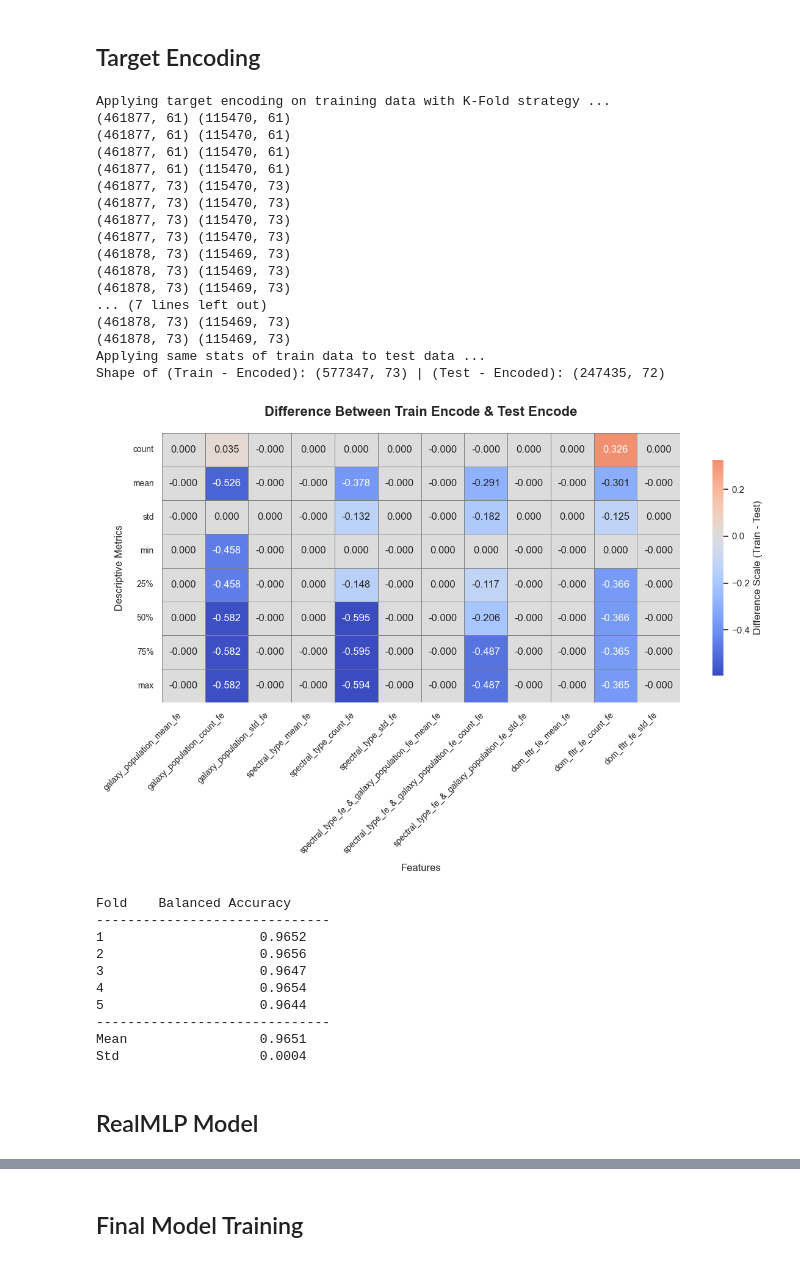
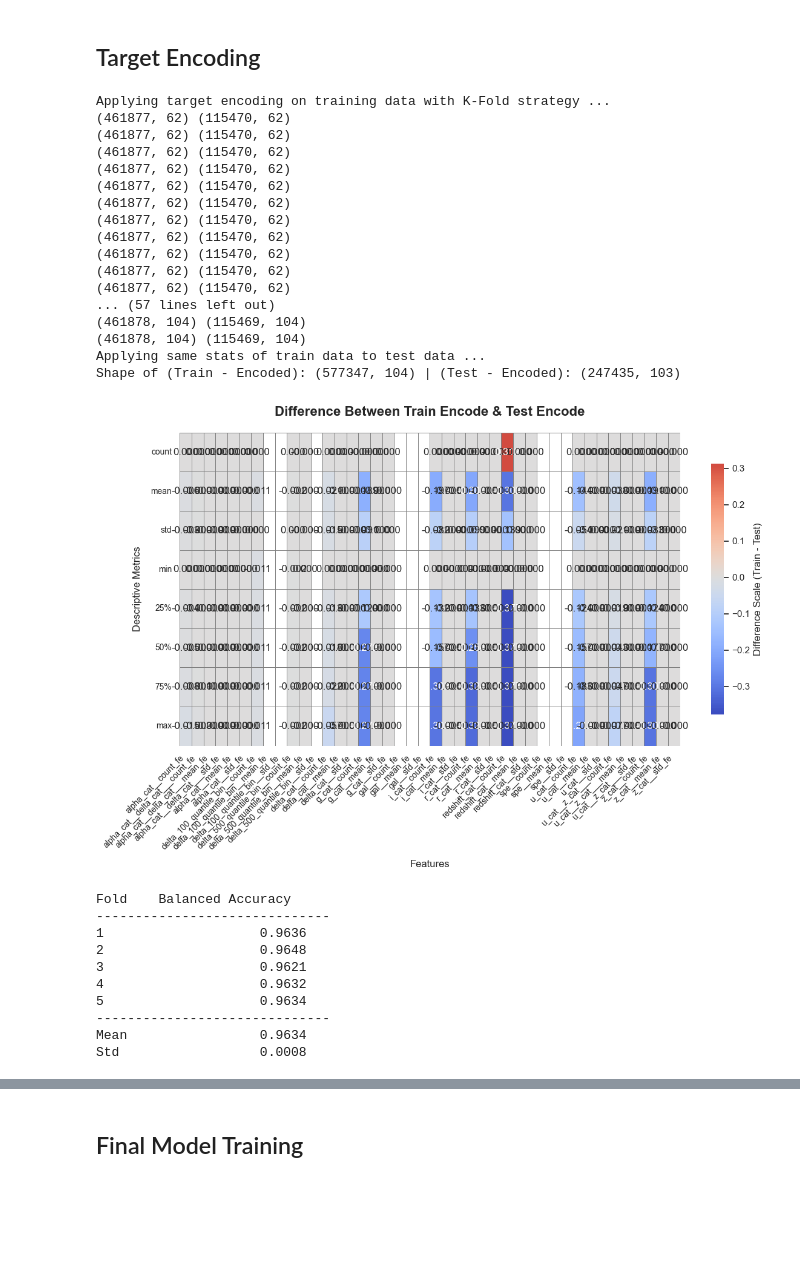
Before and after one commit to vijaytakbhate2002/kaggle_competition_solutions, a Jupyter notebook: predicting_stellar_class/lightgbm_solution_3_new_feature_engg.ipynb, the cells around one changed output, grey strips where cells are left out. Drawn from its saved outputs; the diff is of its cells as text; code cells hidden in the pictures; blank space fills up the shorter version.

```diff
--- a/predicting_stellar_class/lightgbm_solution_3_new_feature_engg.ipynb
+++ b/predicting_stellar_class/lightgbm_solution_3_new_feature_engg.ipynb
@@ -453,5 +173,0 @@ Shape after feature engineering: (577347, 61) | (247435, 60)
-# %%
-unique_cats = {}
-for col in c_cols_fe:
-    unique_cats[col] = len(train_df_fe[col].unique())
-unique_cats
@@ -465,25 +370,24 @@ unique_cats
 # %%
 skf = StratifiedKFold(n_splits=5, shuffle=True, random_state=SEED)
 
-train_df_te = train_df_fe.copy()
-test_df_te = test_df_fe.copy()
+train_df_te = X.copy()
+test_df_te = X_test.copy()
+train_df_te[TARGET] = y
 
 encoded_data = {
 
 }
 print("Applying target encoding on training data with K-Fold strategy ...")
-for train_idx, val_idx in skf.split(train_df_fe.drop([TARGET], axis='columns'), train_df_fe[TARGET]):
+for train_idx, val_idx in skf.split(train_df_te.drop([TARGET], axis='columns'), train_df_te[TARGET]):
     X_tr = train_df_te.iloc[train_idx]
     X_val = train_df_te.iloc[val_idx]
 
-    for col in c_cols_fe:
+    for col in new_cat_cols:
         print(X_tr.shape, X_val.shape)
         stats = X_tr.groupby(col)[TARGET].agg(['mean', 'count', 'std'])
         idx = X_val.index
         X_val = X_val.merge(stats, on=col, how='left')
         X_val.index = idx
-        if unique_cats[col] != len(stats):
-            raise ValueError("No match")
 
         train_df_te.loc[val_idx, f'{col}_mean_fe'] = X_val['mean']
         train_df_te.loc[val_idx, f'{col}_count_fe'] = X_val['count']
@@ -496,7 +400,7 @@ for train_idx, val_idx in skf.split(train_df_fe.drop([TARGET], axis='columns'),
 
 print("Applying same stats of train data to test data ...")
 
-for col in c_cols_fe:
+for col in new_cat_cols:
     encoded_stats = encoded_data[col].drop_duplicates(subset=[col]).set_index(col)
 
     test_df_te[f'{col}_mean_fe'] = test_df_te[col].map(encoded_stats['mean'])
@@ -517,51 +421,51 @@ des_diff = train_te_des_norm - test_te_des_norm
 
 plt.figure(figsize=(12, 8), dpi=100)
 sns.set_theme(style="white")
 
 ax = sns.heatmap(
     des_diff,
     cmap="coolwarm",
     center=0,
     annot=True,
     fmt=".3f",
     linewidths=0.5,
     linecolor='gray',
     cbar_kws={
         'label': 'Difference Scale (Train - Test)',
         'shrink': 0.8
     }
 )
 
 plt.title("Difference Between Train Encode & Test Encode", fontsize=16, fontweight='bold', pad=20)
 plt.xlabel("Features", fontsize=12, labelpad=10)
 plt.ylabel("Descriptive Metrics", fontsize=12, labelpad=10)
 
 plt.xticks(rotation=45, ha='right', fontsize=10)
 plt.yticks(rotation=0, fontsize=10)
 
 plt.tight_layout()
 plt.show()
 # %% [output]
 Applying target encoding on training data with K-Fold strategy ...
-(461877, 61) (115470, 61)
-(461877, 61) (115470, 61)
-(461877, 61) (115470, 61)
-(461877, 61) (115470, 61)
-(461877, 73) (115470, 73)
-(461877, 73) (115470, 73)
-(461877, 73) (115470, 73)
-(461877, 73) (115470, 73)
-(461878, 73) (115469, 73)
-(461878, 73) (115469, 73)
-(461878, 73) (115469, 73)
-... (7 lines left out)
-(461878, 73) (115469, 73)
-(461878, 73) (115469, 73)
+(461877, 62) (115470, 62)
+(461877, 62) (115470, 62)
+(461877, 62) (115470, 62)
+(461877, 62) (115470, 62)
+(461877, 62) (115470, 62)
+(461877, 62) (115470, 62)
+(461877, 62) (115470, 62)
+(461877, 62) (115470, 62)
+(461877, 62) (115470, 62)
+(461877, 62) (115470, 62)
+(461877, 62) (115470, 62)
+... (57 lines left out)
+(461878, 104) (115469, 104)
+(461878, 104) (115469, 104)
 Applying same stats of train data to test data ...
-Shape of (Train - Encoded): (577347, 73) | (Test - Encoded): (247435, 72)
+Shape of (Train - Encoded): (577347, 104) | (Test - Encoded): (247435, 103)
-[figure, old version]
+[figure, new version]
 # %%
-X, y = train_df_te.drop([ID, TARGET], axis='columns'), train_df_te[TARGET]
+X, y = train_df_te.drop([TARGET], axis='columns'), train_df_te[TARGET]
 X_train, X_test, y_train, y_test = train_test_split(X, y, test_size=0.2, random_state=42, stratify=y)
 
 best_lgb_params = {
@@ -605,13 +509,11 @@ print(f"{'Std':<6} {np.std(fold_scores):>20.4f}")
 # %% [output]
 Fold    Balanced Accuracy
 ------------------------------
-1                    0.9652
-2                    0.9656
-3                    0.9647
-4                    0.9654
-5                    0.9644
+1                    0.9636
+2                    0.9648
+3                    0.9621
+4                    0.9632
+5                    0.9634
 ------------------------------
-Mean                 0.9651
-Std                  0.0004
+Mean                 0.9634
+Std                  0.0008
-# %% [markdown]
-## RealMLP Model
```
Also changed, not shown: parts of 11 cells of this notebook, 5 other files.
